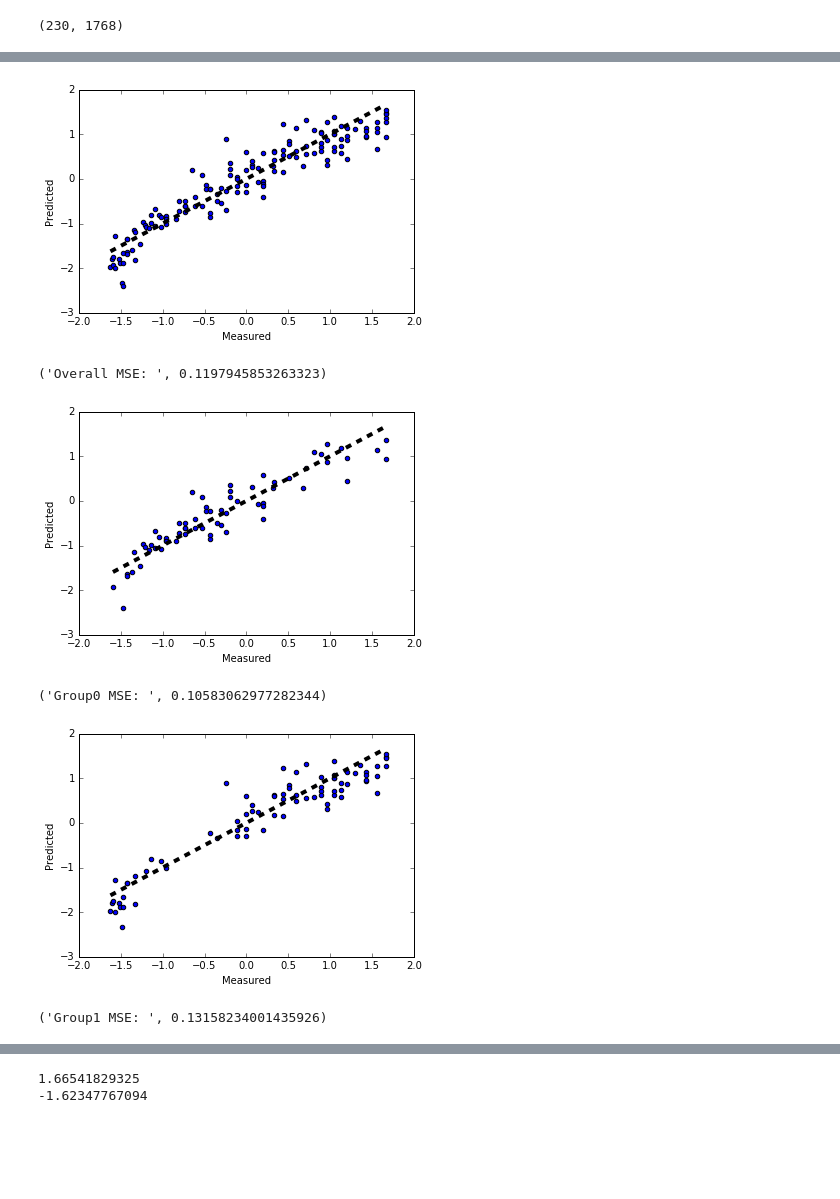
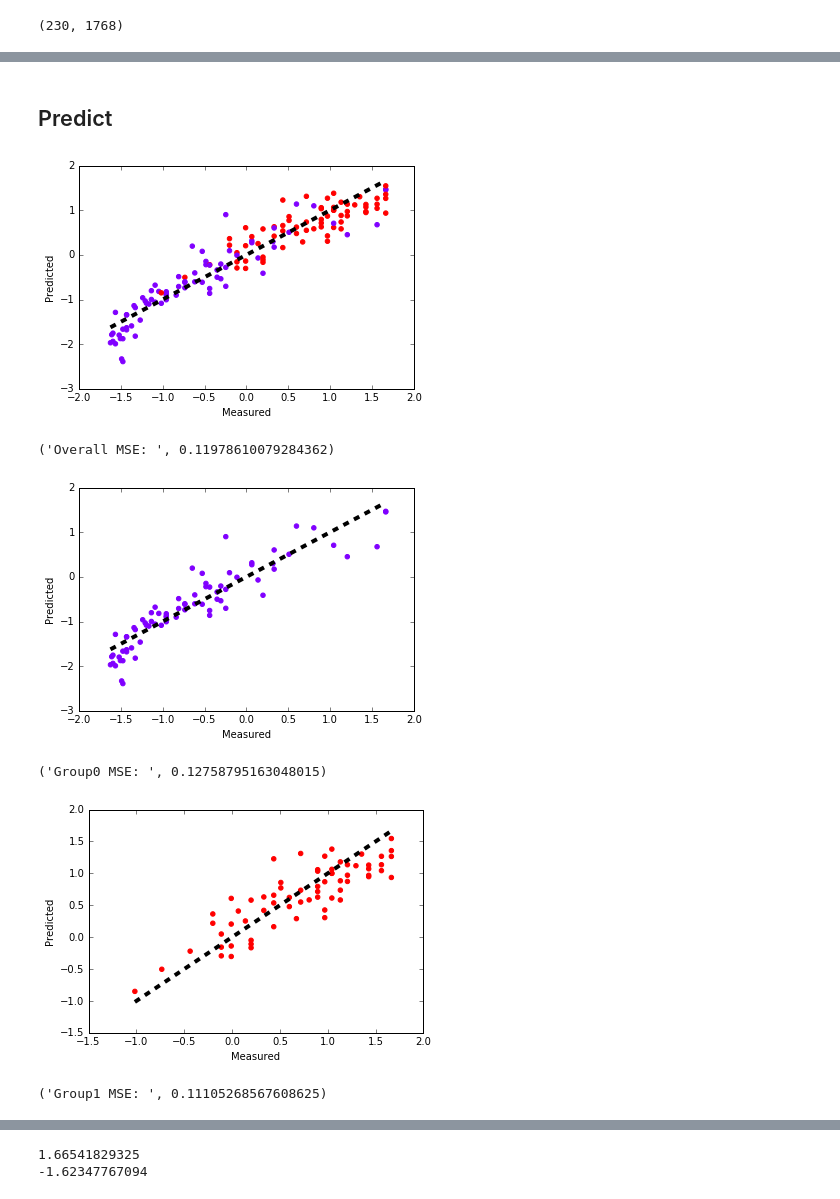
Before and after one commit to caitlinkuhlman/fair_ranking, a Jupyter notebook: College_Fairness_Regression_Example.ipynb, the cells around one changed output, grey strips where cells are left out. Saved outputs shown, nothing was run; the diff lists cells and outputs as text; code cells hidden in the pictures; blank space fills up the shorter version.

```diff
--- a/College_Fairness_Regression_Example.ipynb
+++ b/College_Fairness_Regression_Example.ipynb
@@ -37,5 +51,5 @@ usnews.head()
 # %%
-scorecard = pd.read_csv("CollegeScorecard_Raw_Data/MERGED2015_16_PP.csv")
+scorecard = pd.read_csv("MERGED2015_16_PP.csv")
 scorecard.shape
 # %% [output]
 (7593, 1777)
@@ -77,10 +147,28 @@ scnorm.shape
 # %%
 # create groups based on median family income - high, low
 groups = pd.DataFrame()
-groups['MD_FAMINC']= data['MD_FAMINC']
-data.drop(['MD_FAMINC'], axis=1, inplace=True)
-m = groups['MD_FAMINC'].mean()
-groups.loc[groups['MD_FAMINC'] >m,'Group'] = 0
-groups.loc[groups['MD_FAMINC'] <=m,'Group'] = 1
+groups['PCTPELL']= data['PCTPELL']
+data.drop(['PCTPELL'], axis=1, inplace=True)
+m = groups['PCTPELL'].mean()
+groups.loc[groups['PCTPELL'] >m,'Group'] = 1 #many grants
+groups.loc[groups['PCTPELL'] <=m,'Group'] = 0 #few grants
 X = np.nan_to_num(scnorm.drop(['Rank'], axis=1))
-y = np.nan_to_num(scnorm['Rank'])f
+y = np.nan_to_num(scnorm['Rank'])
+g=groups['Group']
+# groups.head()
+# %%
+cmap = plt.cm.rainbow
+plt.rcParams['figure.figsize'] = (6, 4)
+fig, ax = plt.subplots()
+ax.scatter(data['Rank'],groups['PCTPELL'], color=cmap((groups['Group'])))
+ax.set_xlabel('Ranking')
+ax.set_ylabel('Pell Grant Rate')
+ax.set_xlim([0,230])
+# ax.set_title('Relationship between Pell Grant Rate and College Ranking')
+import matplotlib.patches as mpatches
+col=cmap([0,1])
+p0 = mpatches.Patch(color='Red', label='Many Pell Grants')
+p1 = mpatches.Patch(color='Purple', label='Few Pell Grants')
+plt.legend(handles =[p0, p1])
+
+plt.show()
@@ -87,3 +177,5 @@ y = np.nan_to_num(scnorm['Rank'])f
+# %% [markdown]
+## Predict ##
 # %%
 lr = linear_model.LinearRegression()
 
@@ -92,7 +184,10 @@ lr = linear_model.LinearRegression()
 pred = cross_val_predict(lr, X, y, cv=10)
 
 fig, ax = plt.subplots()
-ax.scatter(y, pred, edgecolors=(0, 0, 0))
+ax.scatter(y, pred, color=cmap((groups['Group'])))
+minD = min(y.min(), pred.min())
+maxD = max(y.max(),pred.max())
+ax
 ax.plot([y.min(), y.max()], [y.min(), y.max()], 'k--', lw=4)
 ax.set_xlabel('Measured')
 ax.set_ylabel('Predicted')
@@ -100,32 +195,35 @@ plt.show()
 
 print("Overall MSE: ",  mean_squared_error(y, pred))
 # %% [output]
-[figure, old version]
+[figure, new version]
-('Overall MSE: ', 0.1197945853263323)
+('Overall MSE: ', 0.11978610079284362)
 # %%
-y0 = y[np.nan_to_num(groups['Group'] == 0)]
-pred0 = pred[np.nan_to_num(groups['Group'] == 0)]
+g0=np.nan_to_num(groups['Group'] == 0)
+y0 = y[g0]
+pred0 = pred[g0]
 
 fig, ax = plt.subplots()
-ax.scatter(y0, pred0, edgecolors=(0, 0, 0))
+ax.scatter(y0, pred0, color=cmap((groups['Group'][g0])))
 ax.plot([y0.min(), y0.max()], [y0.min(), y0.max()], 'k--', lw=4)
 ax.set_xlabel('Measured')
 ax.set_ylabel('Predicted')
 plt.show()
 print("Group0 MSE: ",  mean_squared_error(y0, pred0))
 # %% [output]
-[figure, old version]
+[figure, new version]
-('Group0 MSE: ', 0.10583062977282344)
+('Group0 MSE: ', 0.12758795163048015)
 # %%
-y1 = y[np.nan_to_num(groups['Group'] == 1)]
-pred1 = pred[np.nan_to_num(groups['Group'] == 1)]
+g1=np.nan_to_num(groups['Group'] == 1)
+y1 = y[g1]
+pred1 = pred[g1]
+
 fig, ax = plt.subplots()
-ax.scatter(y1, pred1, edgecolors=(0, 0, 0))
+ax.scatter(y1, pred1, color=cmap((groups['Group'][g1])))
 ax.plot([y1.min(), y1.max()], [y1.min(), y1.max()], 'k--', lw=4)
 ax.set_xlabel('Measured')
 ax.set_ylabel('Predicted')
 plt.show()
 print("Group1 MSE: ",  mean_squared_error(y1, pred1))
 # %% [output]
-[figure, old version]
+[figure, new version]
-('Group1 MSE: ', 0.13158234001435926)
+('Group1 MSE: ', 0.11105268567608625)
```
Also changed, not shown: parts of 49 cells of this notebook, 5 other files.
